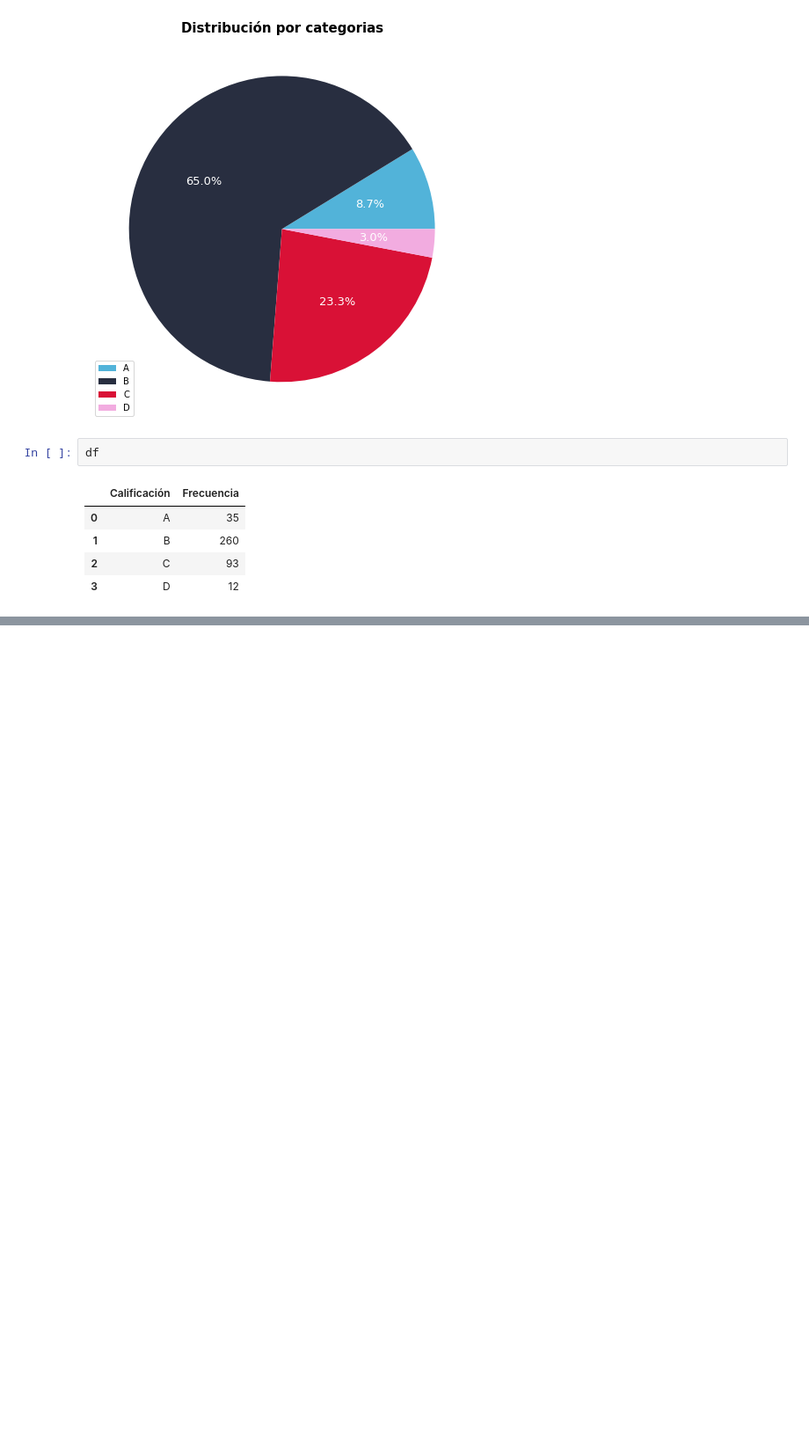
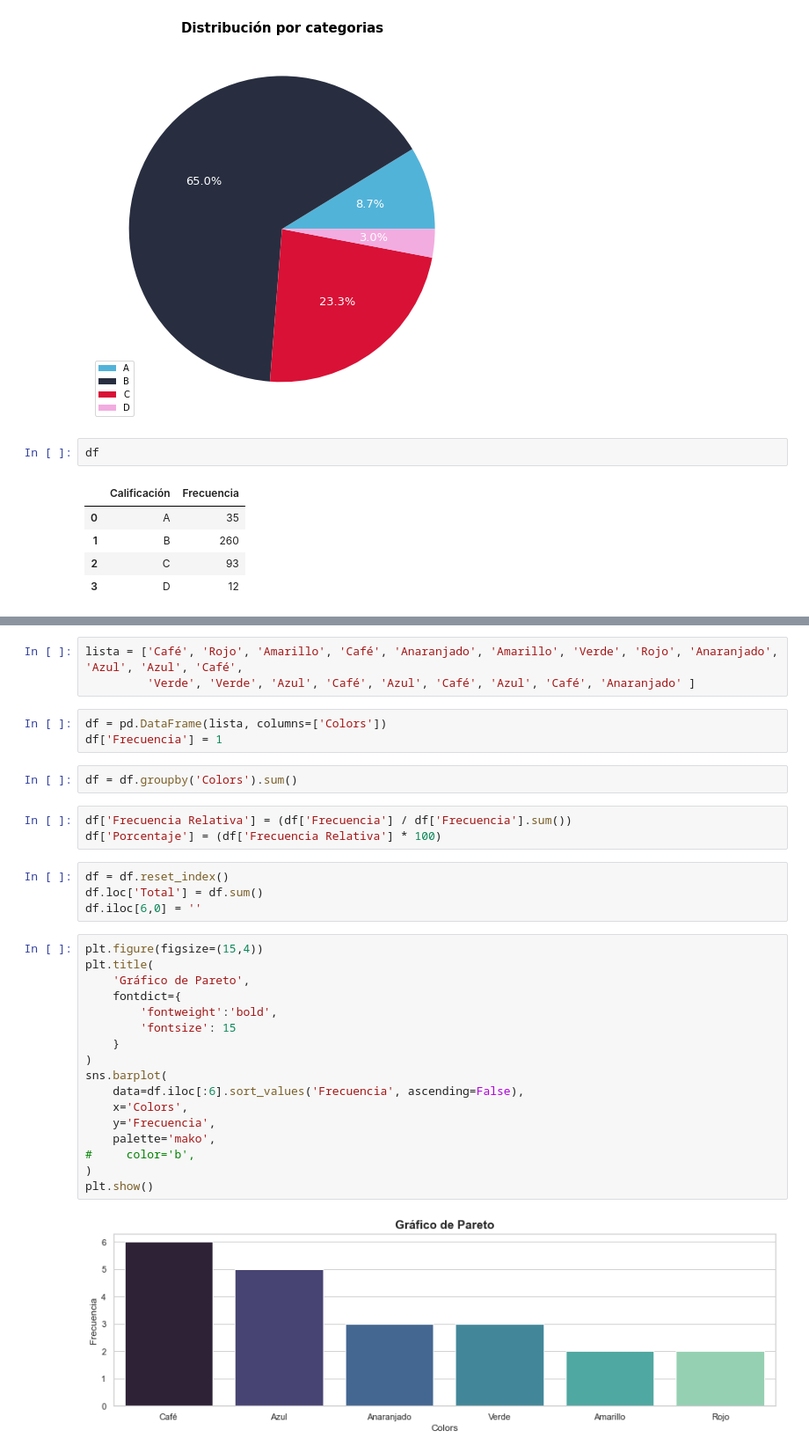
Before and after one commit to JuanFeA98/Estadistica_Probabilidad, a Jupyter notebook: Introduccion a la Probabilidad y Estadistica - Mendenhall & Beaver/1. Descripcion de datos por medio de graficas.ipynb, the cells around one changed output, grey strips where cells are left out. Shown: that part at 88% size. Cells and saved outputs as stored; diff of their text form; blank space fills up the shorter version.

```diff
--- a/Introduccion a la Probabilidad y Estadistica - Mendenhall & Beaver/1. Descripcion de datos por medio de graficas.ipynb
+++ b/Introduccion a la Probabilidad y Estadistica - Mendenhall & Beaver/1. Descripcion de datos por medio de graficas.ipynb
@@ -71,0 +88,34 @@ plt.show()
+# %%
+lista = ['Café', 'Rojo', 'Amarillo', 'Café', 'Anaranjado', 'Amarillo', 'Verde', 'Rojo', 'Anaranjado', 'Azul', 'Azul', 'Café',
+         'Verde', 'Verde', 'Azul', 'Café', 'Azul', 'Café', 'Azul', 'Café', 'Anaranjado' ]
+# %%
+df = pd.DataFrame(lista, columns=['Colors'])
+df['Frecuencia'] = 1
+# %%
+df = df.groupby('Colors').sum()
+# %%
+df['Frecuencia Relativa'] = (df['Frecuencia'] / df['Frecuencia'].sum())
+df['Porcentaje'] = (df['Frecuencia Relativa'] * 100)
+# %%
+df = df.reset_index()
+df.loc['Total'] = df.sum()
+df.iloc[6,0] = ''
+# %%
+plt.figure(figsize=(15,4))
+plt.title(
+    'Gráfico de Pareto',
+    fontdict={
+        'fontweight':'bold',
+        'fontsize': 15
+    }
+)
+sns.barplot(
+    data=df.iloc[:6].sort_values('Frecuencia', ascending=False),
+    x='Colors',
+    y='Frecuencia',
+    palette='mako',
+#     color='b',
+)
+plt.show()
+# %% [output]
+[figure, added]
```
Also changed, not shown: parts of 4 cells of this notebook.
